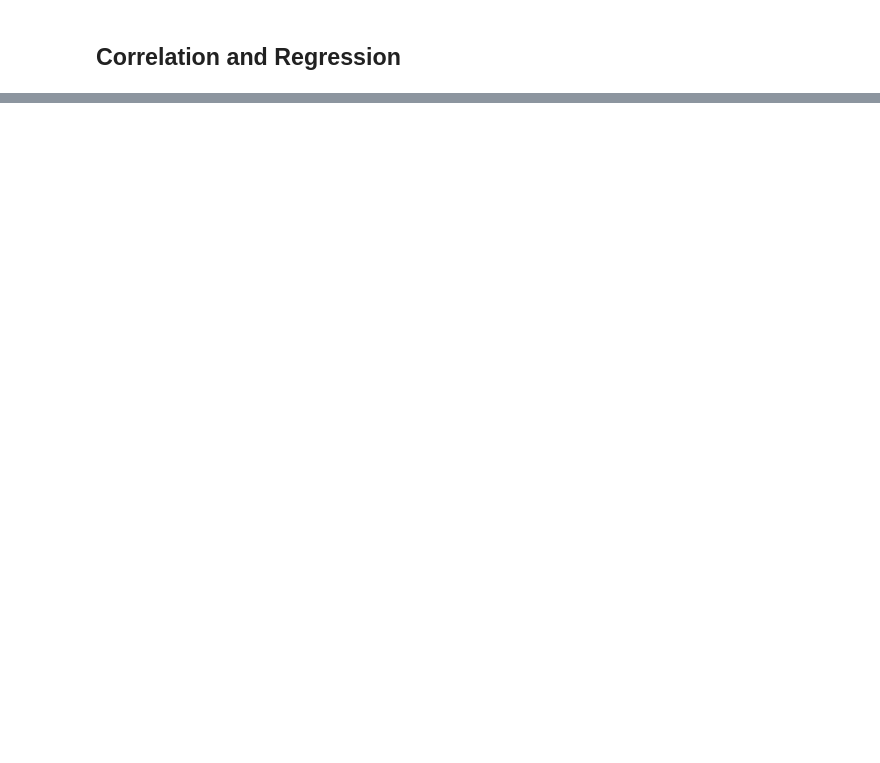
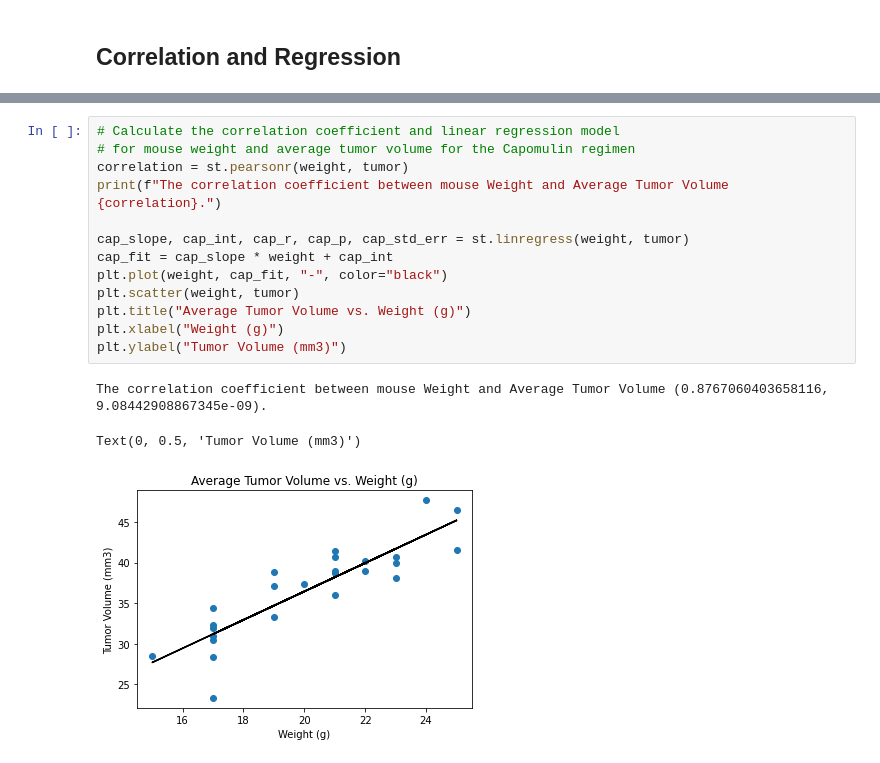
Before and after one commit to Ainash-Toleu/matplotlib-challenge, a Jupyter notebook: pymaceuticals_starter.ipynb, the cells around one changed output, grey strips where cells are left out. Saved outputs shown, nothing was run; the diff lists cells and outputs as text; blank space fills up the shorter version.

```diff
--- a/pymaceuticals_starter.ipynb
+++ b/pymaceuticals_starter.ipynb
@@ -303,0 +336,17 @@ plt.show()
+# %%
+# Calculate the correlation coefficient and linear regression model
+# for mouse weight and average tumor volume for the Capomulin regimen
+correlation = st.pearsonr(weight, tumor)
+print(f"The correlation coefficient between mouse Weight and Average Tumor Volume {correlation}.")
+
+cap_slope, cap_int, cap_r, cap_p, cap_std_err = st.linregress(weight, tumor)
+cap_fit = cap_slope * weight + cap_int
+plt.plot(weight, cap_fit, "-", color="black")
+plt.scatter(weight, tumor)
+plt.title("Average Tumor Volume vs. Weight (g)")
+plt.xlabel("Weight (g)")
+plt.ylabel("Tumor Volume (mm3)")
+# %% [output]
+The correlation coefficient between mouse Weight and Average Tumor Volume (0.8767060403658116, 9.08442908867345e-09).
+Text(0, 0.5, 'Tumor Volume (mm3)')
+[figure, added]
```
Also changed, not shown: parts of 8 cells of this notebook.
